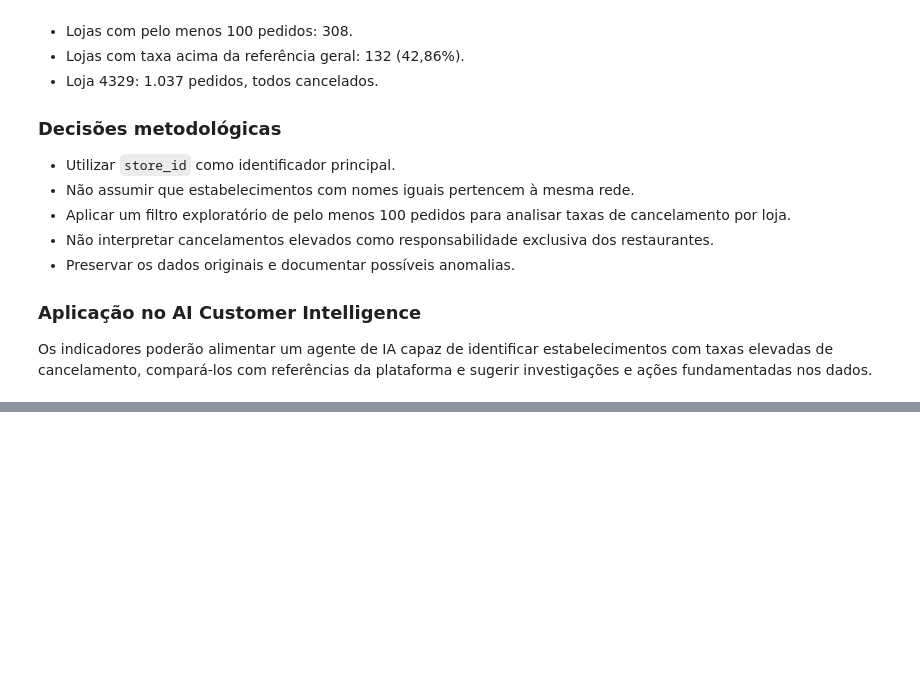
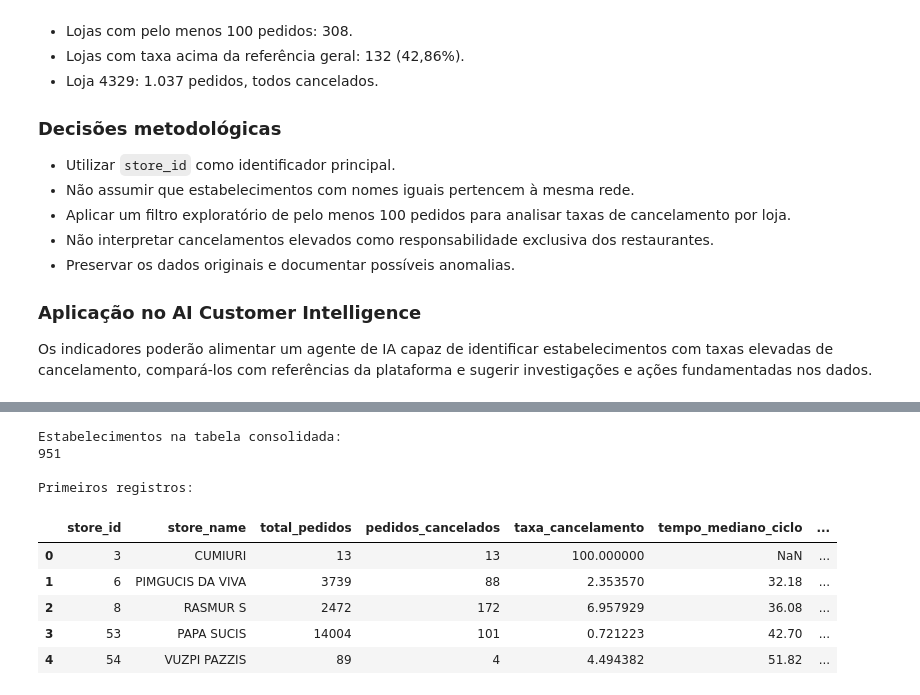
Before and after one commit to DanielDevCC26/ai-customer-intelligence, a Jupyter notebook: notebooks/01_data_exploration.ipynb, the cells around one changed output, grey strips where cells are left out. Saved outputs shown, nothing was run; the diff lists cells and outputs as text; code cells hidden in the pictures; blank space fills up the shorter version.

```diff
--- a/notebooks/01_data_exploration.ipynb
+++ b/notebooks/01_data_exploration.ipynb
@@ -923,0 +987,24 @@ investigações e ações fundamentadas nos dados.
+# %%
+desempenho_lojas = indicadores_lojas.merge(
+    tempo_por_loja,
+    on="store_id",
+    how="left",
+    validate="one_to_one"
+)
+
+print("Estabelecimentos na tabela consolidada:")
+print(len(desempenho_lojas))
+
+print("\nPrimeiros registros:")
+display(desempenho_lojas.head())
+# %% [output]
+Estabelecimentos na tabela consolidada:
+951
+
+Primeiros registros:
+|  | store_id | store_name | total_pedidos | pedidos_cancelados | taxa_cancelamento | tempo_mediano_ciclo | ... |
+| 0 | 3 | CUMIURI | 13 | 13 | 100.000000 | NaN | ... |
+| 1 | 6 | PIMGUCIS DA VIVA | 3739 | 88 | 2.353570 | 32.18 | ... |
+| 2 | 8 | RASMUR S | 2472 | 172 | 6.957929 | 36.08 | ... |
+| 3 | 53 | PAPA SUCIS | 14004 | 101 | 0.721223 | 42.70 | ... |
+| 4 | 54 | VUZPI PAZZIS | 89 | 4 | 4.494382 | 51.82 | ... |
```
Also changed, not shown: parts of 5 cells of this notebook.
